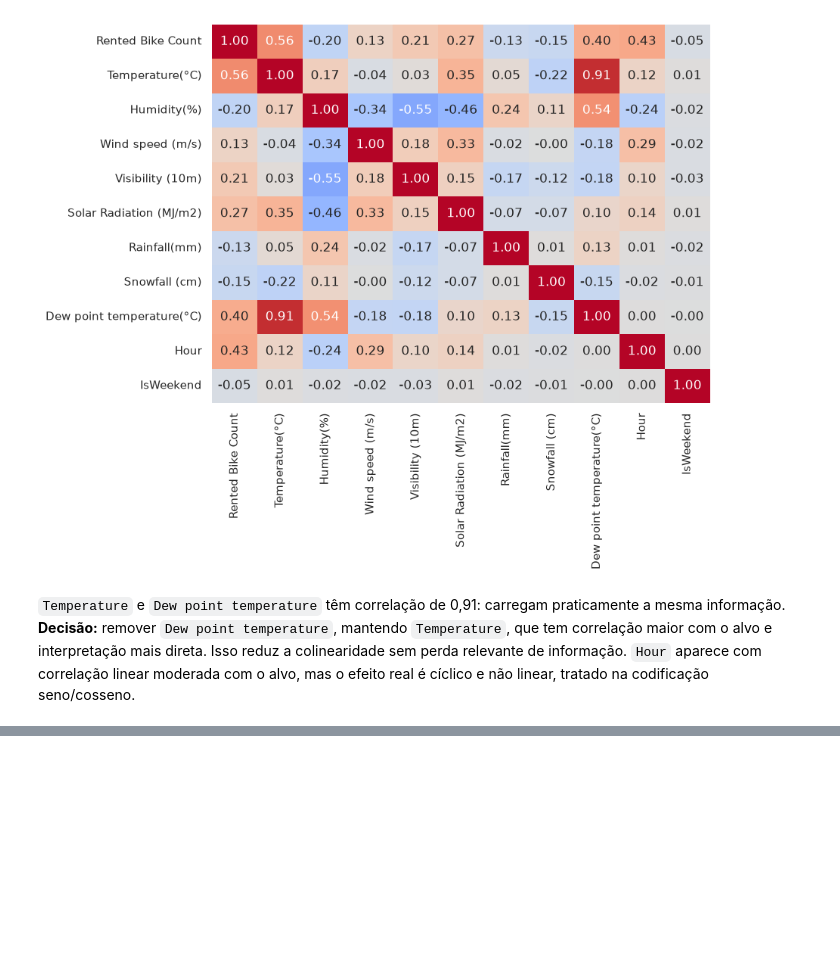
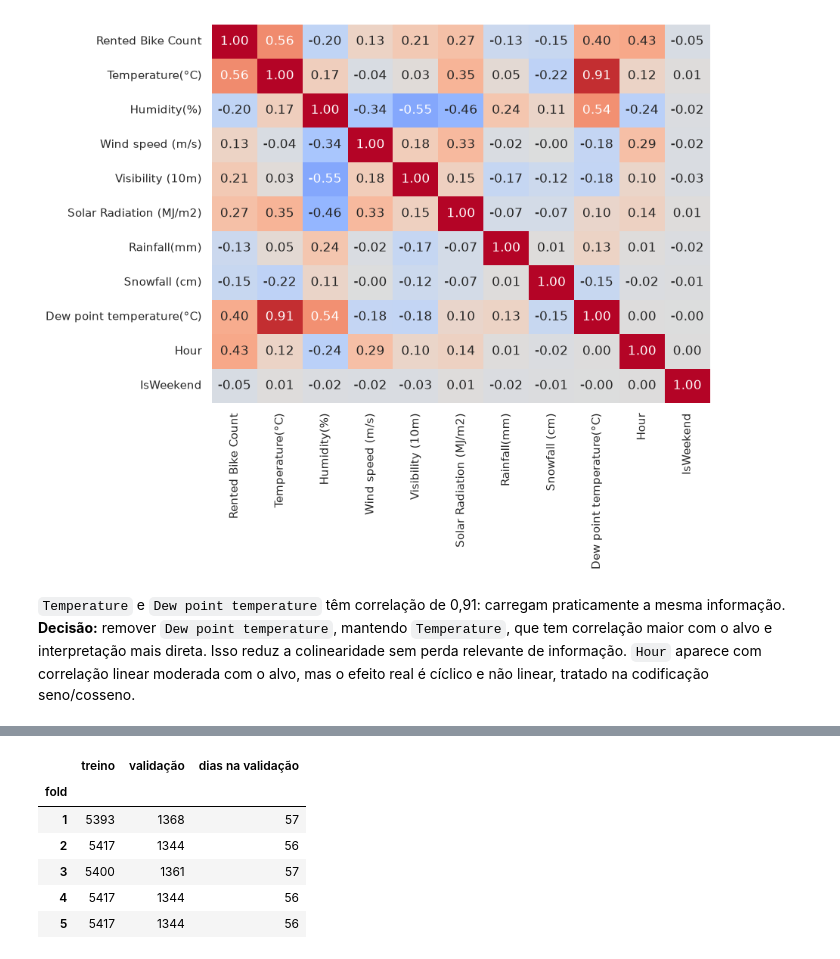
Before and after one commit to Gaalbu/Mlp-Som-Seoul-bike-renting, a Jupyter notebook: mlp_seoul_bike.ipynb, the cells around one changed output, grey strips where cells are left out. Drawn from its saved outputs; the diff is of its cells as text; code cells hidden in the pictures; blank space fills up the shorter version.

```diff
--- a/mlp_seoul_bike.ipynb
+++ b/mlp_seoul_bike.ipynb
@@ -155,0 +207,16 @@ plt.show()
+# %%
+N_SPLITS = 5
+cv_splits = list(StratifiedGroupKFold(n_splits=N_SPLITS, shuffle=True, random_state=SEED).split(X_train, X_train["Seasons"], groups_train))
+
+pd.DataFrame([
+    {"fold": k + 1, "treino": len(tr), "validação": len(va), "dias na validação": groups_train.iloc[va].nunique()}
+    for k, (tr, va) in enumerate(cv_splits)
+]).set_index("fold")
+# %% [output]
+|  | treino | validação | dias na validação |
+| fold |  |  |  |
+| 1 | 5393 | 1368 | 57 |
+| 2 | 5417 | 1344 | 56 |
+| 3 | 5400 | 1361 | 57 |
+| 4 | 5417 | 1344 | 56 |
+| 5 | 5417 | 1344 | 56 |
```
Also changed, not shown: parts of 12 cells of this notebook.
